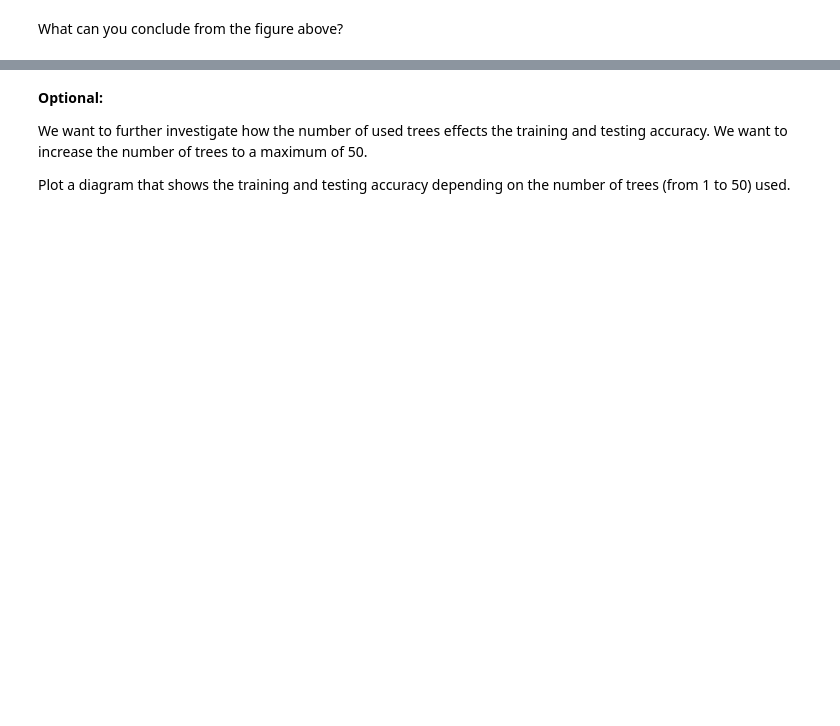
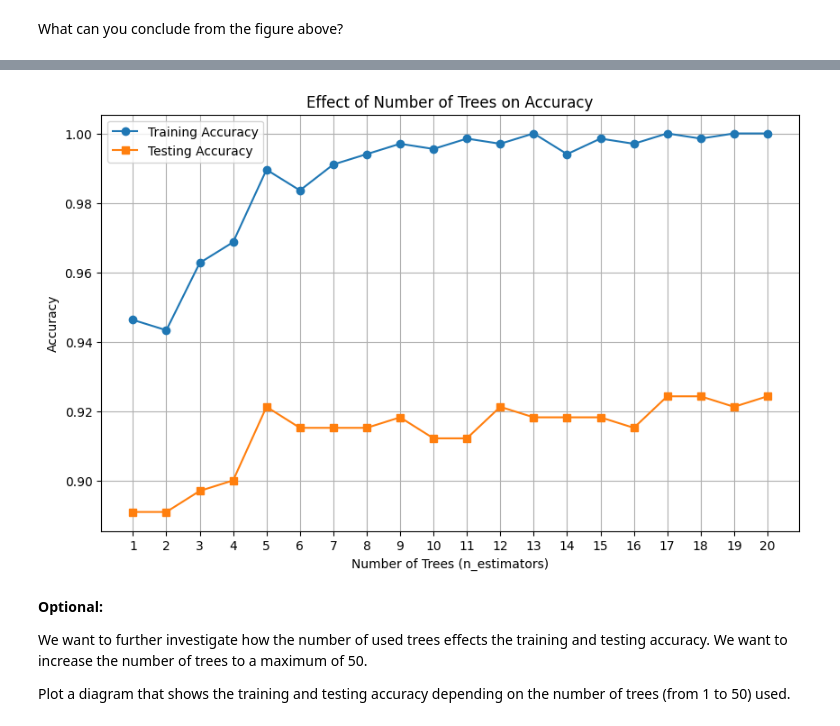
Before and after one commit to mohiuddinshahrukh/ML_LAB_4, a Jupyter notebook: Lab05_RandomForest.ipynb, the cells around one changed output, grey strips where cells are left out. Saved outputs shown, nothing was run; the diff lists cells and outputs as text; code cells hidden in the pictures; blank space fills up the shorter version.

```diff
--- a/Lab05_RandomForest.ipynb
+++ b/Lab05_RandomForest.ipynb
@@ -46,0 +72,16 @@ clf = RandomForestClassifier()
+# %%
+from sklearn.metrics import accuracy_score
+clf = RandomForestClassifier()
+### WRITE YOUR CODE HERE ###
+clf.fit(X_train, y_train)
+
+# Predict on both training and test data
+y_train_pred = clf.predict(X_train)
+y_test_pred = clf.predict(X_test)
+
+# Calculate accuracy
+train_acc = accuracy_score(y_train, y_train_pred)
+test_acc = accuracy_score(y_test, y_test_pred)
+
+print(f"Training Accuracy: {train_acc:.4f}")
+print(f"Testing Accuracy: {test_acc:.4f}")
@@ -84,3 +128,34 @@ Plot a diagram that shows the training and testing accuracy depending on the num
+# %%
+### WRITE YOUR CODE HERE ###
+train_accuracies = []
+test_accuracies = []
+n_estimators_range = range(1, 21)
+
+# Loop over number of trees
+for n in n_estimators_range:
+    clf = RandomForestClassifier(n_estimators=n, random_state=42)
+    clf.fit(X_train, y_train)
+
+    # Predict and calculate accuracy
+    train_acc = accuracy_score(y_train, clf.predict(X_train))
+    test_acc = accuracy_score(y_test, clf.predict(X_test))
+
+    train_accuracies.append(train_acc)
+    test_accuracies.append(test_acc)
+
+# Plotting
+plt.figure(figsize=(10, 6))
+plt.plot(n_estimators_range, train_accuracies, label='Training Accuracy', marker='o')
+plt.plot(n_estimators_range, test_accuracies, label='Testing Accuracy', marker='s')
+plt.xlabel('Number of Trees (n_estimators)')
+plt.ylabel('Accuracy')
+plt.title('Effect of Number of Trees on Accuracy')
+plt.legend()
+plt.grid(True)
+plt.xticks(n_estimators_range)
+plt.show()
+# %% [output]
+[figure, added]
 # %% [markdown]
 <b>Optional:</b>
 
```
Also changed, not shown: parts of 24 cells of this notebook.
